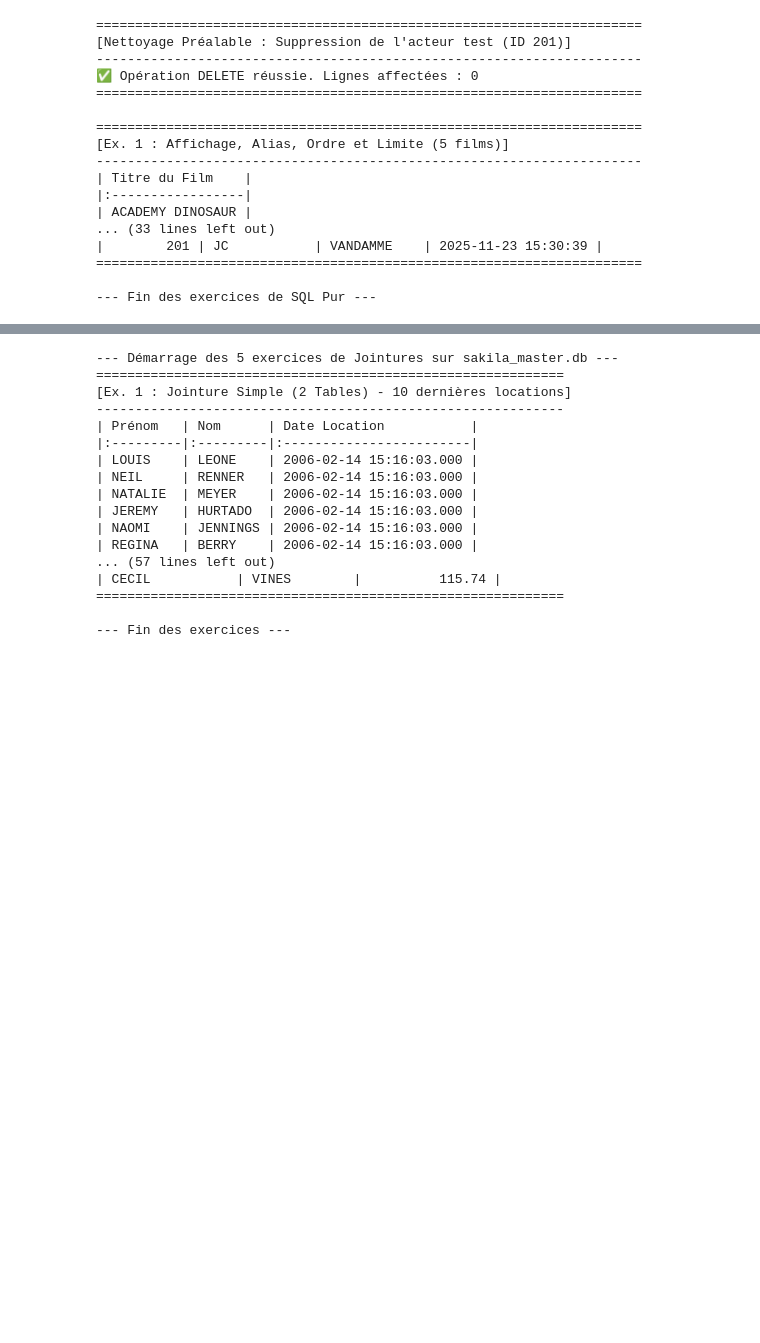
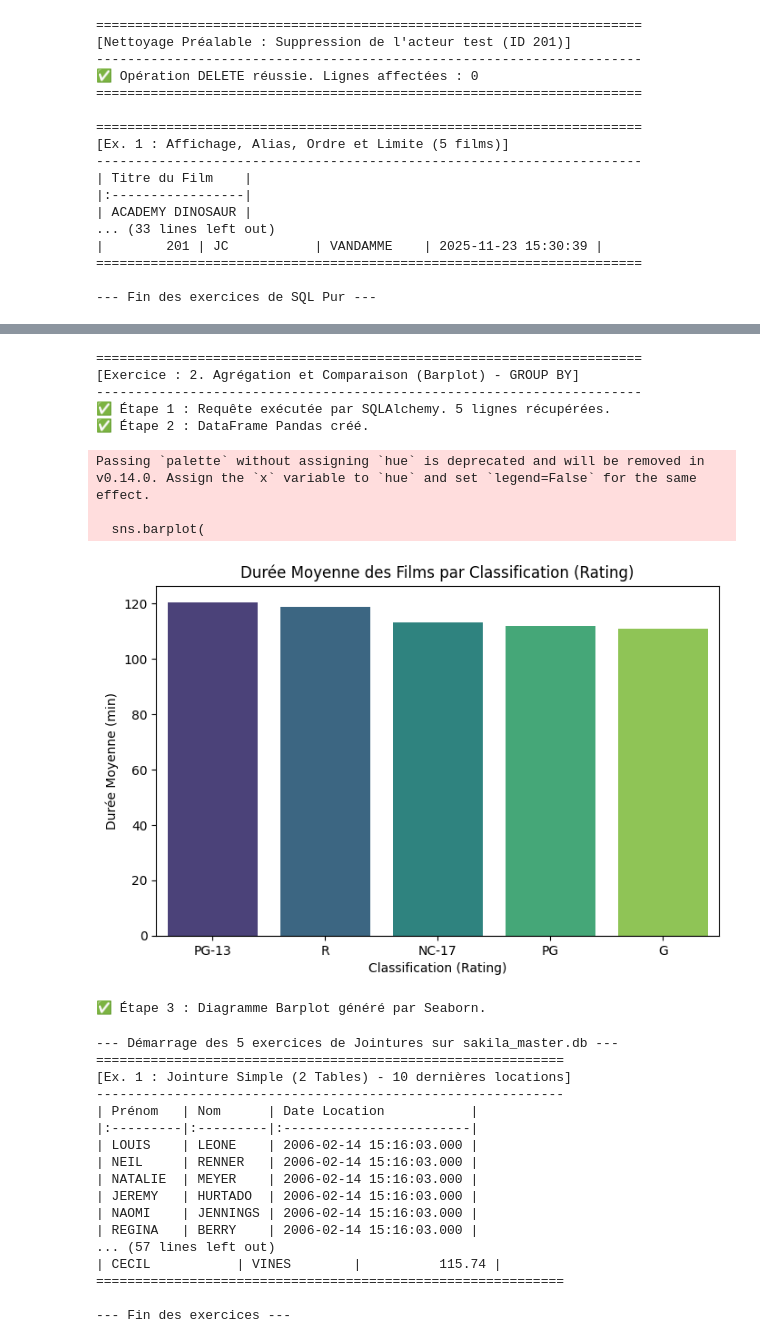
Before and after one commit to DeVerMyst/bddtest, a Jupyter notebook: test.ipynb, the cells around one changed output, grey strips where cells are left out. Drawn from its saved outputs; the diff is of its cells as text; code cells hidden in the pictures; blank space fills up the shorter version.

```diff
--- a/test.ipynb
+++ b/test.ipynb
@@ -328,3 +403,49 @@ if __name__ == "__main__":
+# %%
+# --------------------------------------------------------------------
+# EXERCICE 2 : Agrégation et Comparaison (Barplot)
+# --------------------------------------------------------------------
+EX2_TITLE = "2. Agrégation et Comparaison (Barplot) - GROUP BY"
+EX2_SQL = """
+SELECT
+    rating,
+    AVG(length) AS avg_length
+FROM
+    film
+GROUP BY
+    rating;
+"""
+
+df_duree_par_rating = run_sql_in_two_steps(EX2_SQL, EX2_TITLE)
+
+if not df_duree_par_rating.empty:
+    # ÉTAPE 2 (suite): Tri du DataFrame dans Pandas
+    df_duree_par_rating = df_duree_par_rating.sort_values(by='avg_length', ascending=False)
+
+    # ÉTAPE 3: Visualisation (Seaborn Bar Plot)
+    plt.figure(figsize=(8, 5))
+    sns.barplot(
+        x='rating',
+        y='avg_length',
+        data=df_duree_par_rating,
+        palette='viridis'
+    ).set(
+        title='Durée Moyenne des Films par Classification (Rating)',
+        xlabel='Classification (Rating)',
+        ylabel='Durée Moyenne (min)'
+    )
+    plt.show()
+    print("✅ Étape 3 : Diagramme Barplot généré par Seaborn.")
+# %% [output]
+======================================================================
+[Exercice : 2. Agrégation et Comparaison (Barplot) - GROUP BY]
+----------------------------------------------------------------------
+✅ Étape 1 : Requête exécutée par SQLAlchemy. 5 lignes récupérées.
+✅ Étape 2 : DataFrame Pandas créé.
+Passing `palette` without assigning `hue` is deprecated and will be removed in v0.14.0. Assign the `x` variable to `hue` and set `legend=False` for the same effect.
+
+  sns.barplot(
+[figure, added]
+✅ Étape 3 : Diagramme Barplot généré par Seaborn.
 # %%
 from sqlalchemy import create_engine, text
 import pandas as pd
```
Also changed, not shown: parts of 2 cells of this notebook, 3 other files.
